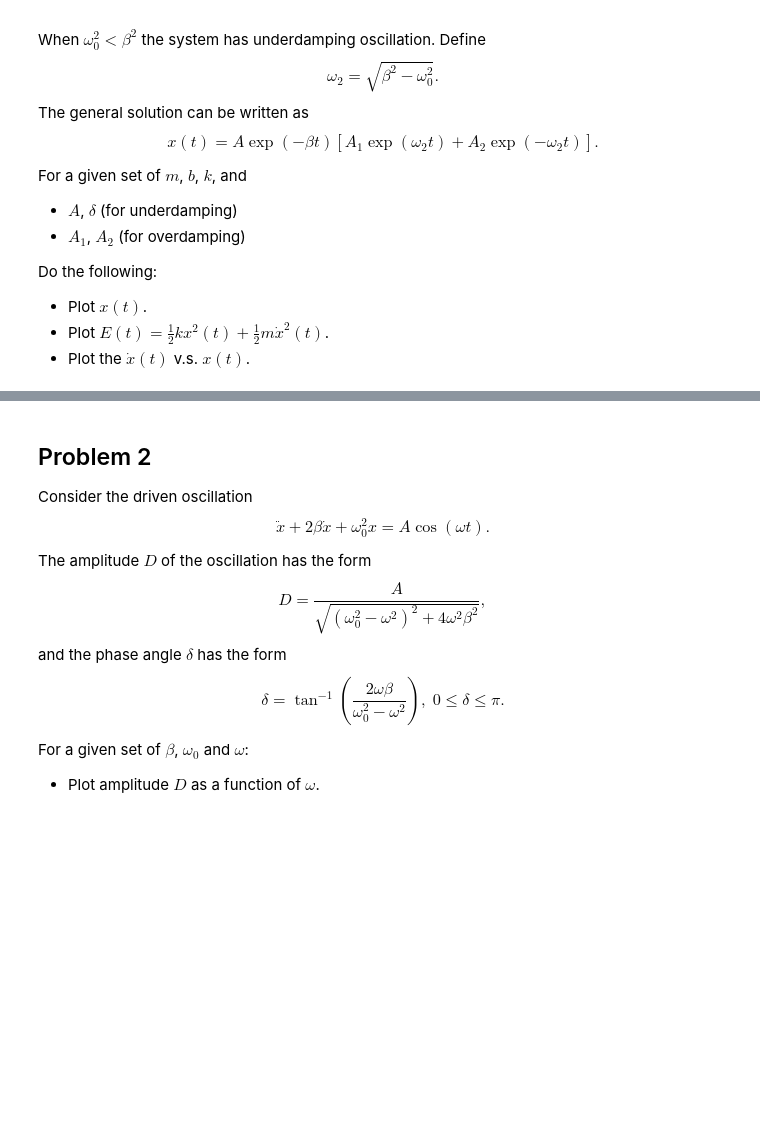
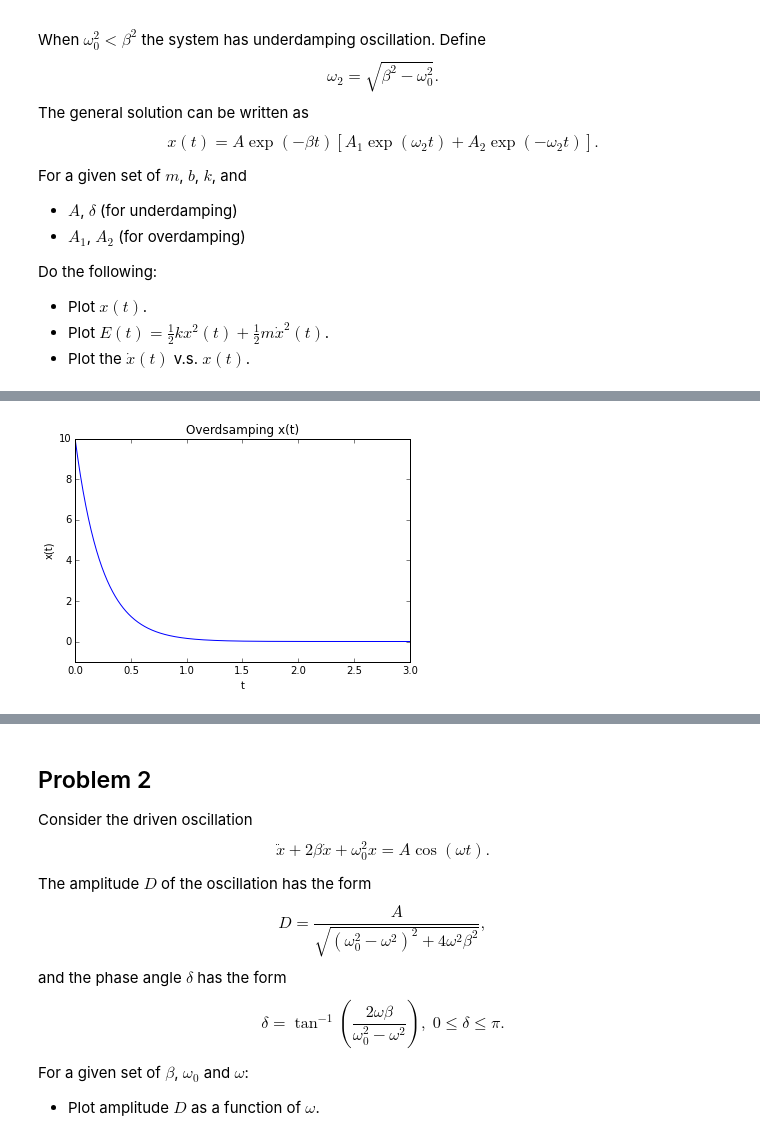
Before and after one commit to pcchen/NTHU10320PHYS290000, a Jupyter notebook: student/102000041/Homework5.ipynb, the cells around one changed output, grey strips where cells are left out. Cells and saved outputs as stored; diff of their text form; code cells hidden in the pictures; blank space fills up the shorter version.

```diff
--- a/student/102000041/Homework5.ipynb
+++ b/student/102000041/Homework5.ipynb
@@ -45,0 +131,23 @@ Do the following:
+# %%
+#Overdsamping
+def x(t):
+    return 5*exp(-B*t)*(exp(w2*t)+exp(w2*t))
+
+m = 5
+b = 500
+B = b/(2*m)
+k = 2000
+w0 = sqrt(k/m)
+w2 = sqrt(B**2-(w0)**2)
+
+t = linspace(0, 3, 501)
+y = x(t)
+
+xlabel('t')
+ylabel('x(t)')
+axis([0, 3, -1, 10])
+title('Overdsamping x(t)')
+plot(t, y)
+show()
+# %% [output]
+[figure, added]
```
Also changed, not shown: parts of 18 cells of this notebook.
